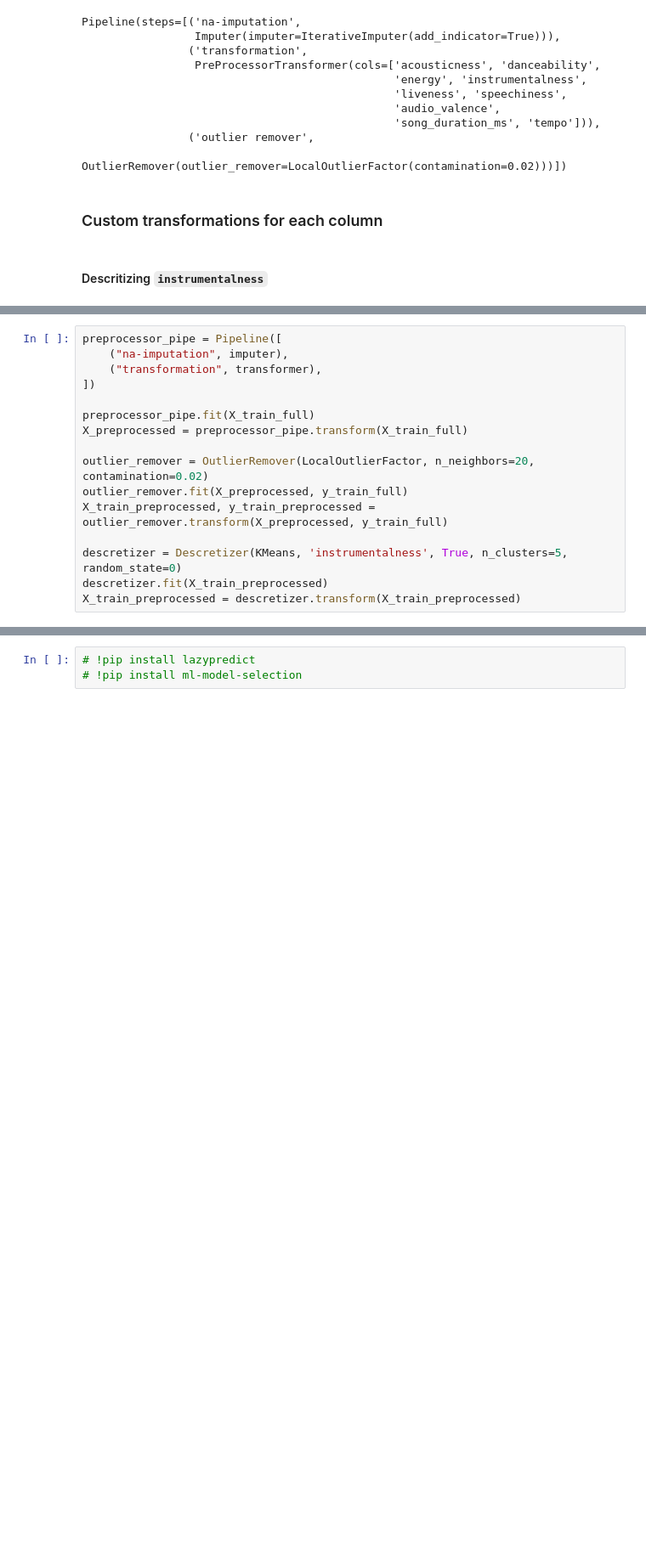
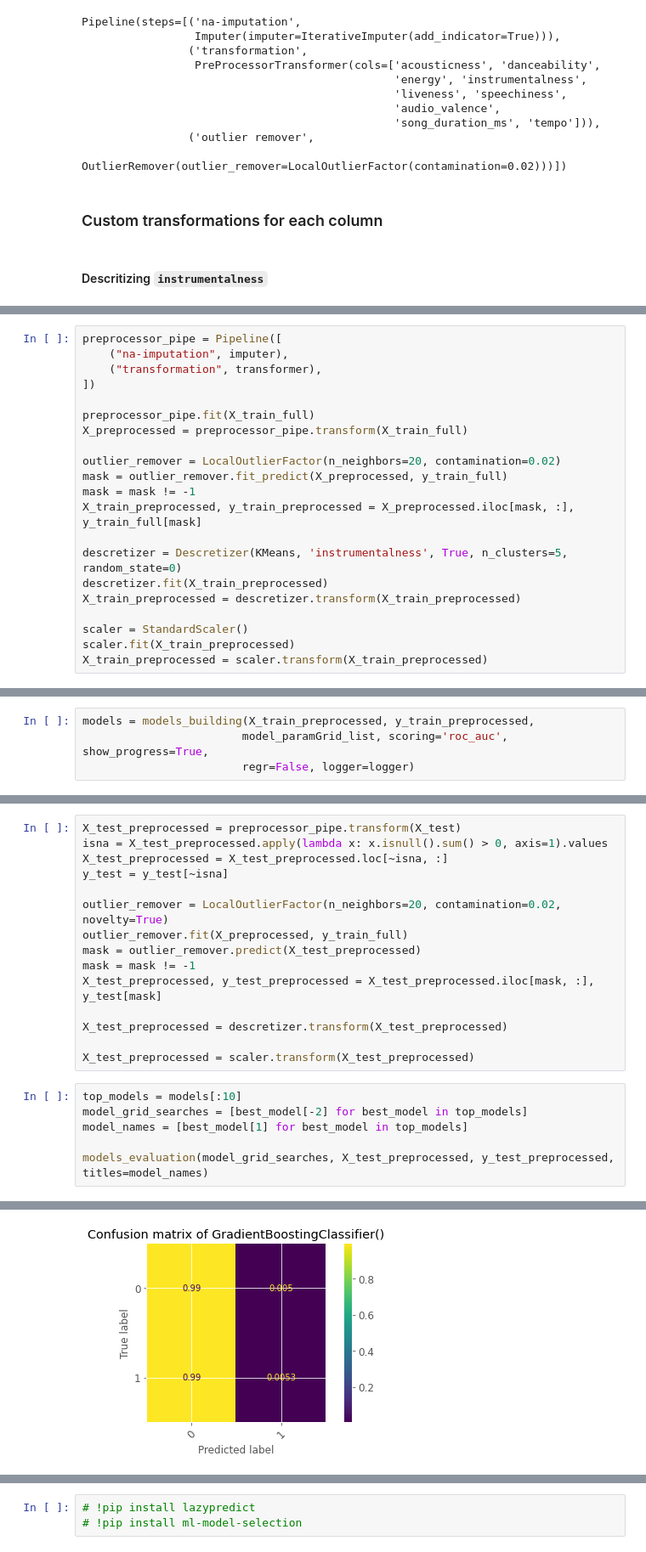
Before and after one commit to abhinav3398/song-popularity, a Jupyter notebook: notebooks/modeling.ipynb, the cells around one changed output, grey strips where cells are left out. Shown at 85% size. Drawn from its saved outputs; the diff is of its cells as text; blank space fills up the shorter version.

Commit message:
mannual model selection partially complete

```diff
--- a/notebooks/modeling.ipynb
+++ b/notebooks/modeling.ipynb
@@ -344,10 +376,15 @@ preprocessor_pipe = Pipeline([
 preprocessor_pipe.fit(X_train_full)
 X_preprocessed = preprocessor_pipe.transform(X_train_full)
 
-outlier_remover = OutlierRemover(LocalOutlierFactor, n_neighbors=20, contamination=0.02)
-outlier_remover.fit(X_preprocessed, y_train_full)
-X_train_preprocessed, y_train_preprocessed = outlier_remover.transform(X_preprocessed, y_train_full)
+outlier_remover = LocalOutlierFactor(n_neighbors=20, contamination=0.02)
+mask = outlier_remover.fit_predict(X_preprocessed, y_train_full)
+mask = mask != -1
+X_train_preprocessed, y_train_preprocessed = X_preprocessed.iloc[mask, :], y_train_full[mask]
 
 descretizer = Descretizer(KMeans, 'instrumentalness', True, n_clusters=5, random_state=0)
 descretizer.fit(X_train_preprocessed)
 X_train_preprocessed = descretizer.transform(X_train_preprocessed)
+
+scaler = StandardScaler()
+scaler.fit(X_train_preprocessed)
+X_train_preprocessed = scaler.transform(X_train_preprocessed)
@@ -361,0 +807,4 @@ brute force through all models: the worst possible way
+# %%
+models = models_building(X_train_preprocessed, y_train_preprocessed,
+                        model_paramGrid_list, scoring='roc_auc', show_progress=True,
+                        regr=False, logger=logger)
@@ -361,0 +829,22 @@ brute force through all models: the worst possible way
+# %%
+X_test_preprocessed = preprocessor_pipe.transform(X_test)
+isna = X_test_preprocessed.apply(lambda x: x.isnull().sum() > 0, axis=1).values
+X_test_preprocessed = X_test_preprocessed.loc[~isna, :]
+y_test = y_test[~isna]
+
+outlier_remover = LocalOutlierFactor(n_neighbors=20, contamination=0.02, novelty=True)
+outlier_remover.fit(X_preprocessed, y_train_full)
+mask = outlier_remover.predict(X_test_preprocessed)
+mask = mask != -1
+X_test_preprocessed, y_test_preprocessed = X_test_preprocessed.iloc[mask, :], y_test[mask]
+
+X_test_preprocessed = descretizer.transform(X_test_preprocessed)
+
+X_test_preprocessed = scaler.transform(X_test_preprocessed)
+# %%
+top_models = models[:10]
+model_grid_searches = [best_model[-2] for best_model in top_models]
+model_names = [best_model[1] for best_model in top_models]
+
+models_evaluation(model_grid_searches, X_test_preprocessed, y_test_preprocessed, titles=model_names)
+# %% [output]
@@ -361,0 +859 @@ brute force through all models: the worst possible way
+[figure, added]
```
Also changed, not shown: parts of 33 cells of this notebook, 3 other files.
